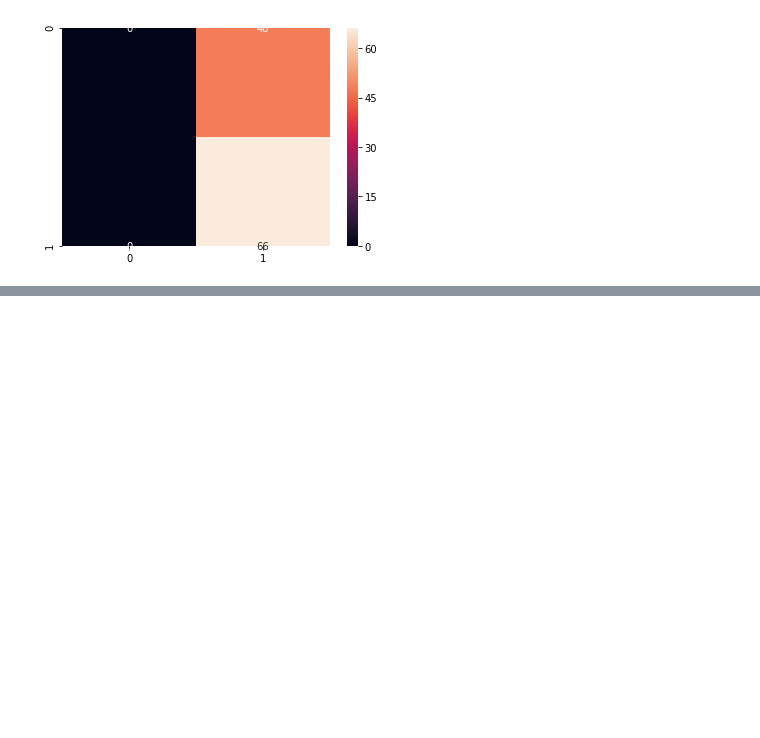
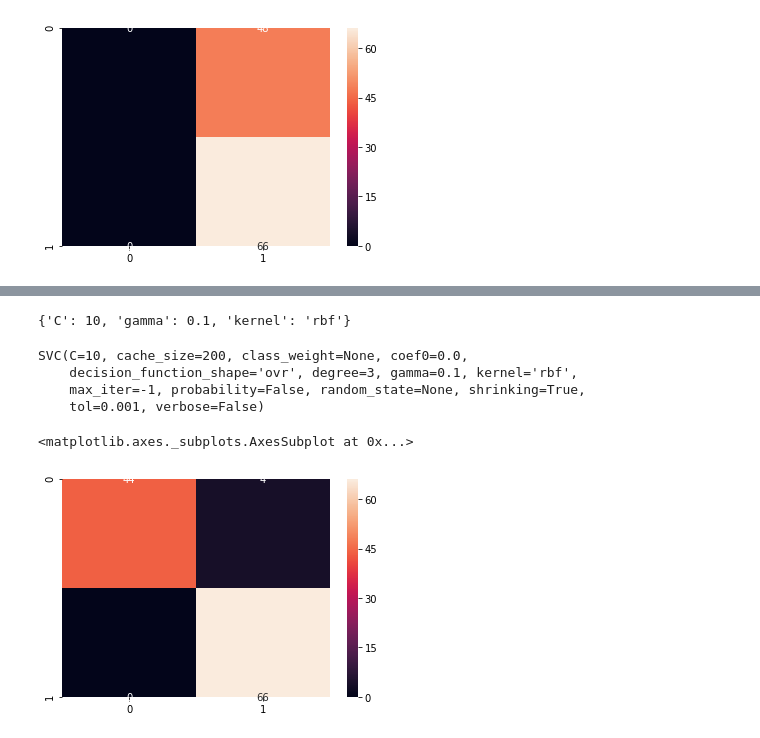
Before and after one commit to adityabisoi/cancer-classifier, a Jupyter notebook: classifier.ipynb, the cells around one changed output, grey strips where cells are left out. Cells and saved outputs as stored; diff of their text form; code cells hidden in the pictures; blank space fills up the shorter version.

```diff
--- a/classifier.ipynb
+++ b/classifier.ipynb
@@ -61,0 +112,4 @@ sns.heatmap(cm, annot = True)
+# %%
+grid = GridSearchCV(SVC(),param_grid,refit=True,verbose=4)
+# %%
+grid.fit(X_train_scaled,y_train)
@@ -61,0 +150,20 @@ sns.heatmap(cm, annot = True)
+# %%
+grid.best_params_
+# %% [output]
+{'C': 10, 'gamma': 0.1, 'kernel': 'rbf'}
+# %%
+grid.best_estimator_
+# %% [output]
+SVC(C=10, cache_size=200, class_weight=None, coef0=0.0,
+    decision_function_shape='ovr', degree=3, gamma=0.1, kernel='rbf',
+    max_iter=-1, probability=False, random_state=None, shrinking=True,
+    tol=0.001, verbose=False)
+# %%
+grid_predictions = grid.predict(X_test_scaled)
+# %%
+cm = confusion_matrix(y_test, grid_predictions)
+# %%
+sns.heatmap(cm, annot=True)
+# %% [output]
+<matplotlib.axes._subplots.AxesSubplot at 0x...>
+[figure, added]
```
Also changed, not shown: parts of 17 cells of this notebook, 2 other files.
